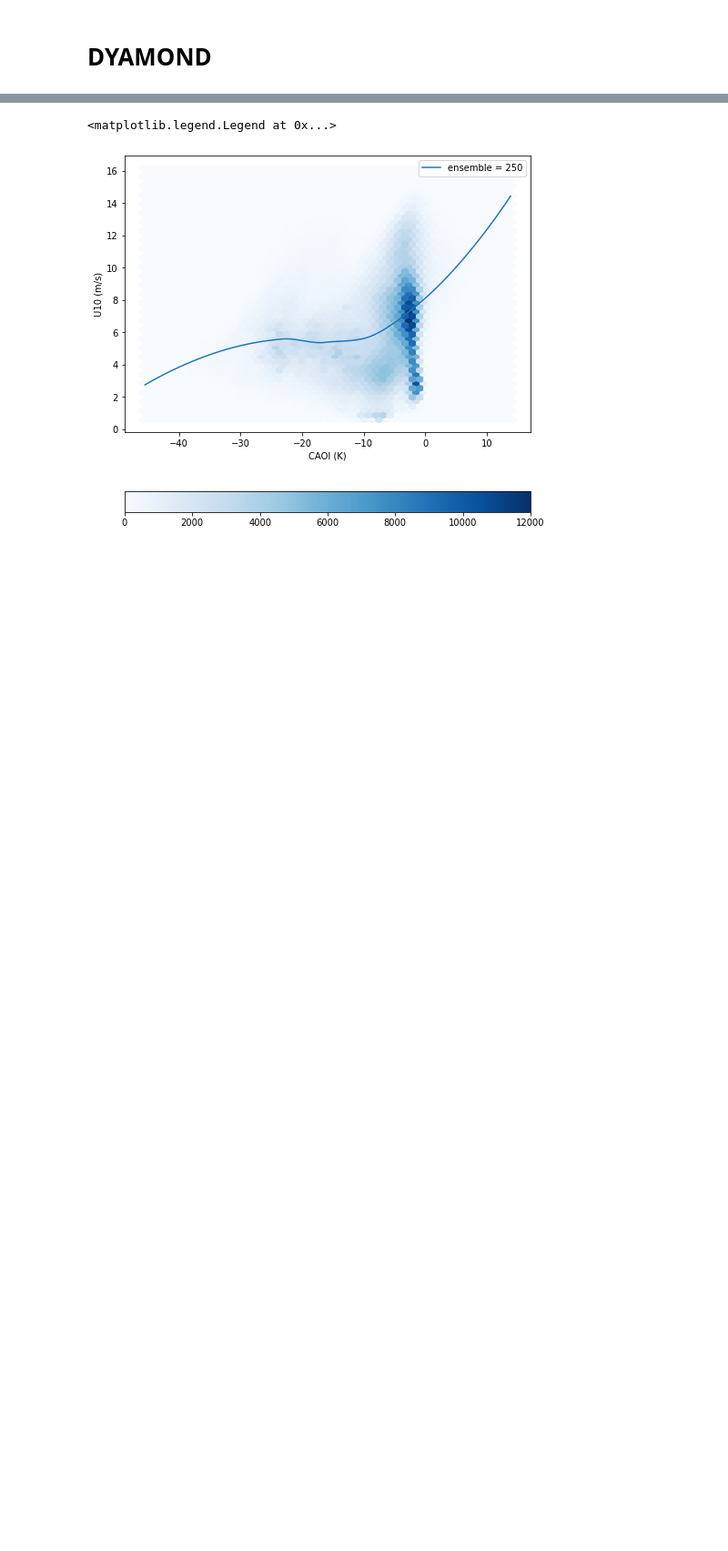
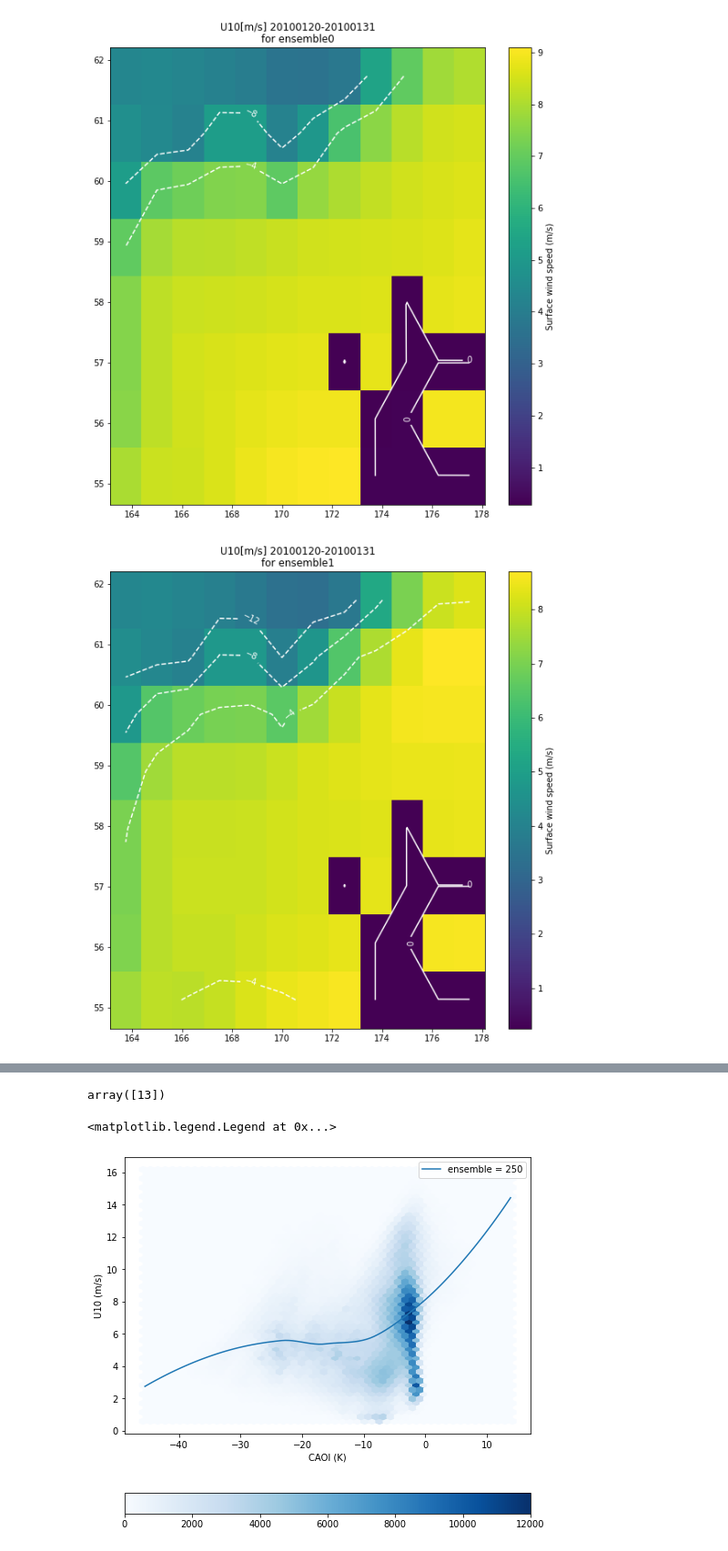
Before and after one commit to geethmaw/link, a Jupyter notebook: PPE_1.ipynb, the cells around one changed output, grey strips where cells are left out. Shown at 91% size. Saved outputs shown, nothing was run; the diff lists cells and outputs as text; code cells hidden in the pictures; blank space fills up the shorter version.

```diff
--- a/PPE_1.ipynb
+++ b/PPE_1.ipynb
@@ -86,2 +86,36 @@ plt.legend()
-# %% [markdown]
-# DYAMOND
+# %%
+x_lat = np.array(lat_new)
+lat_ind1 = np.where(x_lat == x_lat.flat[np.abs(x_lat - (55)).argmin()])[0]
+lat_ind2 = np.where(x_lat == x_lat.flat[np.abs(x_lat - (63)).argmin()])[0]
+
+x_lon = np.array(lon)
+lon_ind1 = np.where(x_lon == x_lon.flat[np.abs(x_lon - (164)).argmin()])[0]
+lon_ind2 = np.where(x_lon == x_lon.flat[np.abs(x_lon - (179)).argmin()])[0]
+
+for en in range(0,10):
+    x_sfcWind = locals()['MIDU10_'+str(en)]
+    m_sfcWind = x_sfcWind[:,lat_ind1[0]:lat_ind2[0],lon_ind1[0]:lon_ind2[0]]
+
+    x_M = np.subtract(locals()['MIDTS_'+str(en)],locals()['theta_850_'+str(en)])
+    m_M = x_M[:,lat_ind1[0]:lat_ind2[0],lon_ind1[0]:lon_ind2[0]]
+
+    cao = np.mean(m_M,axis=0)
+    sw  = np.mean(m_sfcWind,axis=0)
+
+    fig = plt.figure(figsize=(10,10))
+    scatter = plt.pcolormesh(x_lon[lon_ind1[0]:lon_ind2[0]], x_lat[lat_ind1[0]:lat_ind2[0]],sw)
+    f = plt.contour(x_lon[lon_ind1[0]:lon_ind2[0]], x_lat[lat_ind1[0]:lat_ind2[0]], cao,
+                    5,colors='white',levels=[0,4,8,12],linestyles='-')
+    g = plt.contour(x_lon[lon_ind1[0]:lon_ind2[0]], x_lat[lat_ind1[0]:lat_ind2[0]], cao,
+                    5,colors='white',levels=[-12,-8,-4],linestyles='--')
+    cbar = plt.colorbar(scatter)
+    cbar.ax.set_ylabel('Surface wind speed (m/s)')
+    plt.clabel(f, inline=True, fontsize=10)
+    plt.clabel(g, inline=True, fontsize=10)
+    plt.title('U10[m/s] 20100120-20100131\nfor ensemble'+str(en))
+    # plt.xticks(np.arange(-16, 0, step=2))
+    # plt.yticks(np.arange(55, 63, step=1))
+    plt.savefig('/glade/u/home/geethma/link/GCMres/ppeU10'+str(en)+'.png')
+# %% [output]
+[figure, added]
+[figure, added]
@@ -88,3 +130,7 @@ plt.legend()
+# %%
+lat_ind2
+# %% [output]
+array([13])
 # %%
 from skmisc.loess import loess
 x = np.array(bin_centers[:])
```
Also changed, not shown: parts of 3 cells of this notebook, 4 other files.
